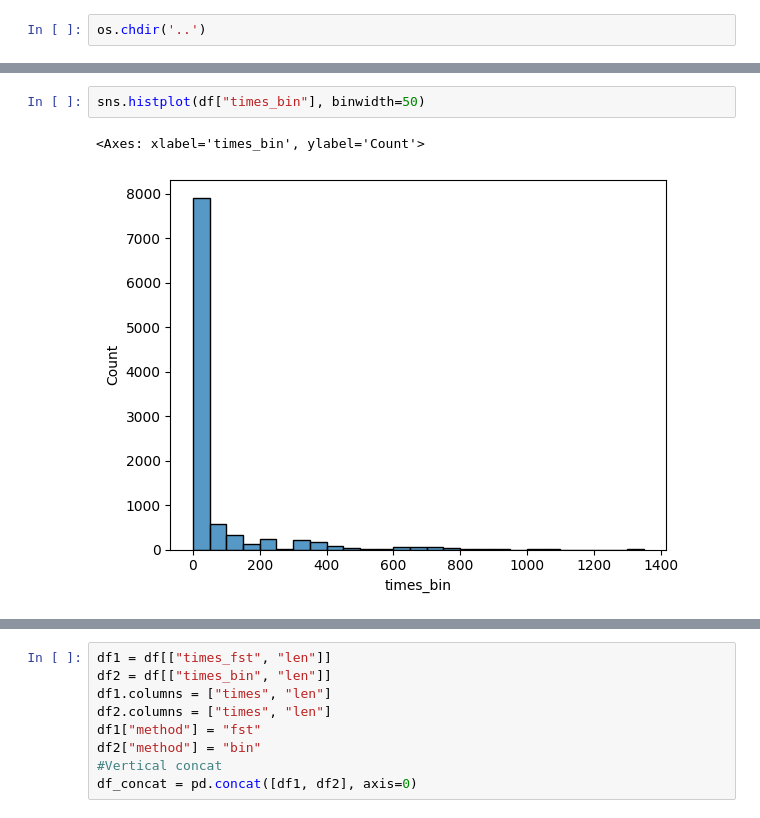
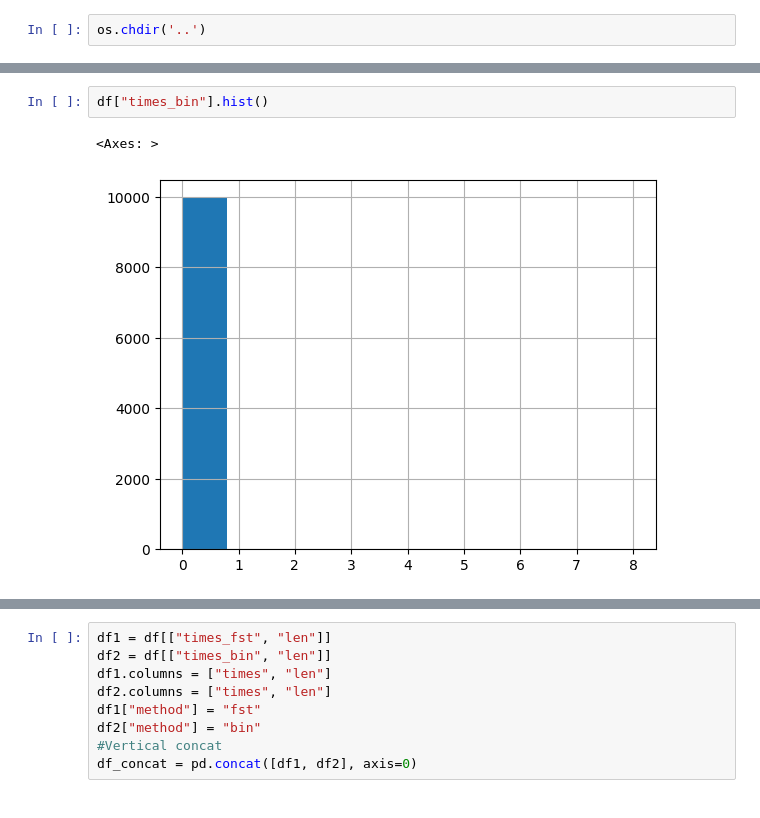
Before and after one commit to SteliosKarvanis/AutoCompleteFST, a Jupyter notebook: analysis/time_analysis.ipynb, the cells around one changed output, grey strips where cells are left out. Cells and saved outputs as stored; diff of their text form.

```diff
--- a/analysis/time_analysis.ipynb
+++ b/analysis/time_analysis.ipynb
@@ -37,8 +37,8 @@ sns.histplot(df["times_fst"], binwidth=50)
-# %%
-sns.histplot(df["times_bin"], binwidth=50)
-# %% [output]
-<Axes: xlabel='times_bin', ylabel='Count'>
-[figure, removed]
+# %%
+df["times_bin"].hist()
+# %% [output]
+<Axes: >
+[figure, added]
 # %%
 df_by_len = df.groupby("len")[["times_fst", "times_bin"]].describe()
 df_by_len
```
Also changed, not shown: parts of 9 cells of this notebook, 5 other files.
